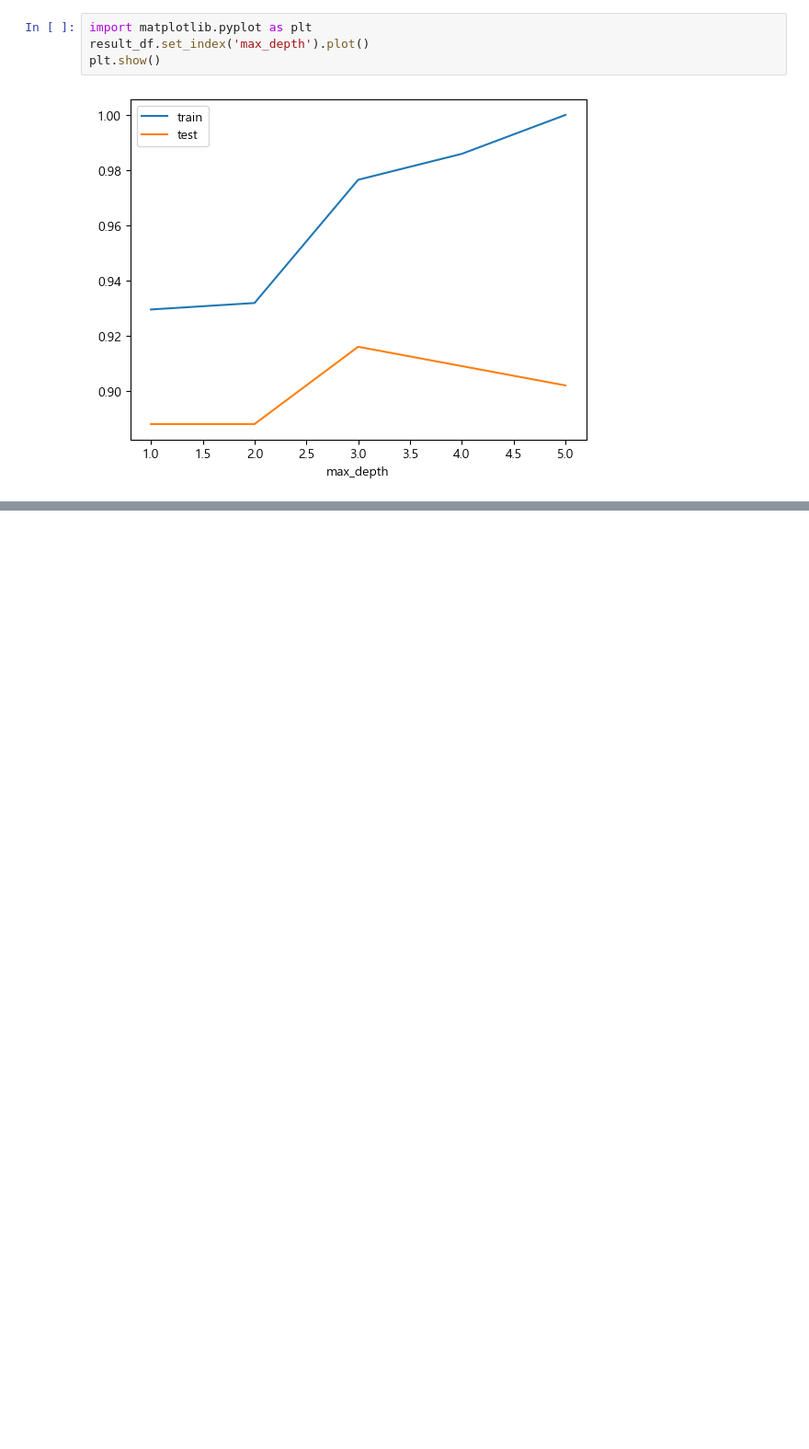
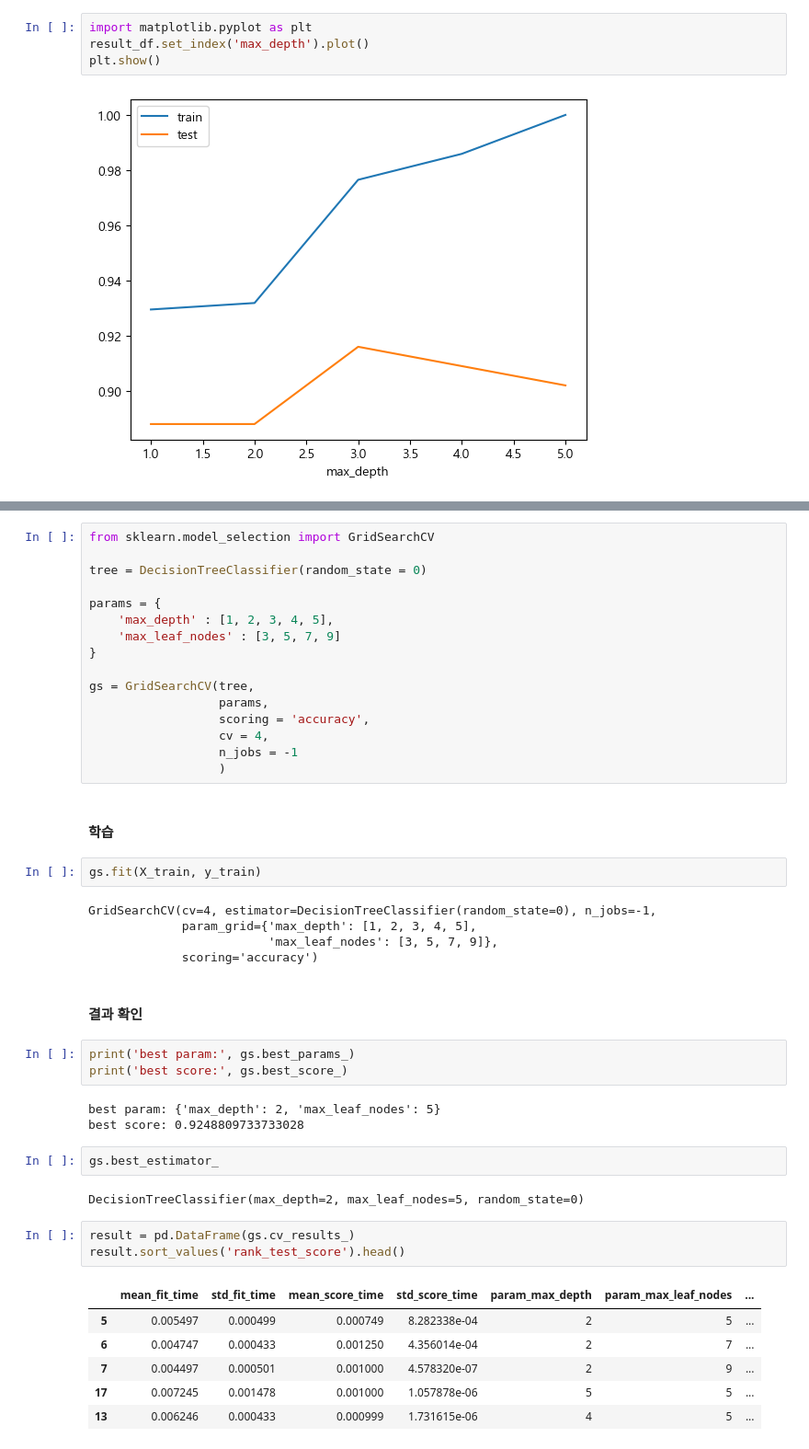
Before and after one commit to 1ee1hee/Machine_Learning, a Jupyter notebook: 과적합_일반화_그리드서치_파이프라인.ipynb, the cells around one changed output, grey strips where cells are left out. Shown: that part at 92% size. Cells and saved outputs as stored; diff of their text form; blank space fills up the shorter version.

```diff
--- a/과적합_일반화_그리드서치_파이프라인.ipynb
+++ b/과적합_일반화_그리드서치_파이프라인.ipynb
@@ -203,0 +251,47 @@ plt.show()
+# %%
+from sklearn.model_selection import GridSearchCV
+
+tree = DecisionTreeClassifier(random_state = 0)
+
+params = {
+    'max_depth' : [1, 2, 3, 4, 5],
+    'max_leaf_nodes' : [3, 5, 7, 9]
+}
+
+gs = GridSearchCV(tree,
+                  params,
+                  scoring = 'accuracy',
+                  cv = 4,
+                  n_jobs = -1
+                  )
+# %% [markdown]
+#### 학습
+# %%
+gs.fit(X_train, y_train)
+# %% [output]
+GridSearchCV(cv=4, estimator=DecisionTreeClassifier(random_state=0), n_jobs=-1,
+             param_grid={'max_depth': [1, 2, 3, 4, 5],
+                         'max_leaf_nodes': [3, 5, 7, 9]},
+             scoring='accuracy')
+# %% [markdown]
+#### 결과 확인
+# %%
+print('best param:', gs.best_params_)
+print('best score:', gs.best_score_)
+# %% [output]
+best param: {'max_depth': 2, 'max_leaf_nodes': 5}
+best score: 0.9248809733733028
+# %%
+gs.best_estimator_
+# %% [output]
+DecisionTreeClassifier(max_depth=2, max_leaf_nodes=5, random_state=0)
+# %%
+result = pd.DataFrame(gs.cv_results_)
+result.sort_values('rank_test_score').head()
+# %% [output]
+|  | mean_fit_time | std_fit_time | mean_score_time | std_score_time | param_max_depth | param_max_leaf_nodes | ... |
+| 5 | 0.005497 | 0.000499 | 0.000749 | 8.282338e-04 | 2 | 5 | ... |
+| 6 | 0.004747 | 0.000433 | 0.001250 | 4.356014e-04 | 2 | 7 | ... |
+| 7 | 0.004497 | 0.000501 | 0.001000 | 4.578320e-07 | 2 | 9 | ... |
+| 17 | 0.007245 | 0.001478 | 0.001000 | 1.057878e-06 | 5 | 5 | ... |
+| 13 | 0.006246 | 0.000433 | 0.000999 | 1.731615e-06 | 4 | 5 | ... |
```
Also changed, not shown: parts of 89 cells of this notebook, 1 other file.
